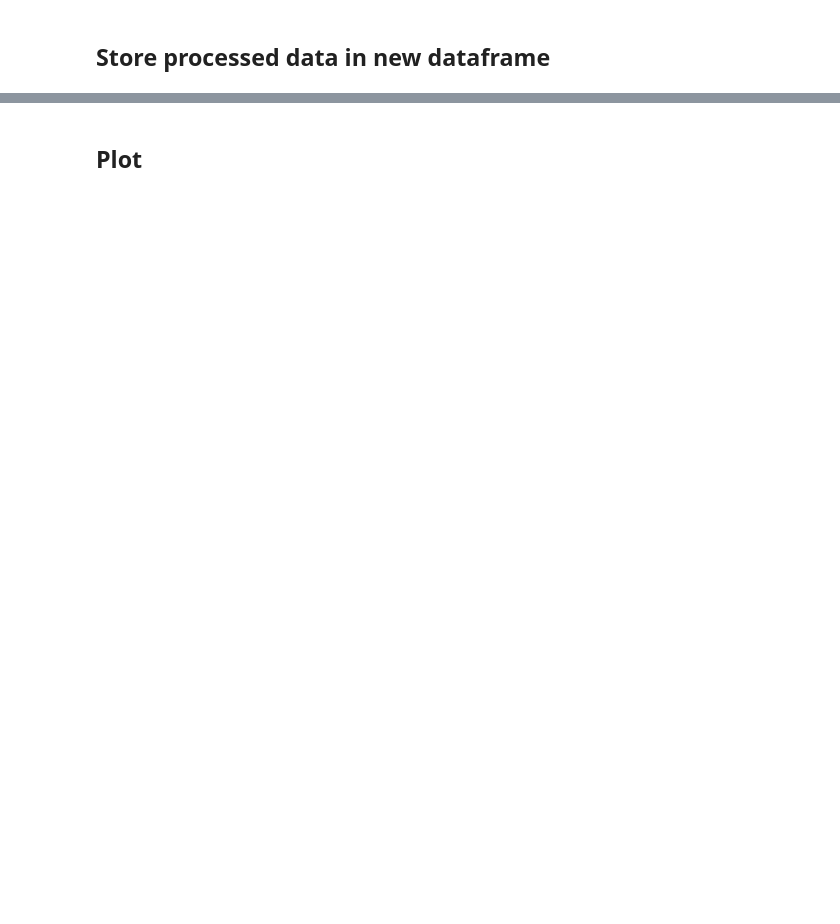
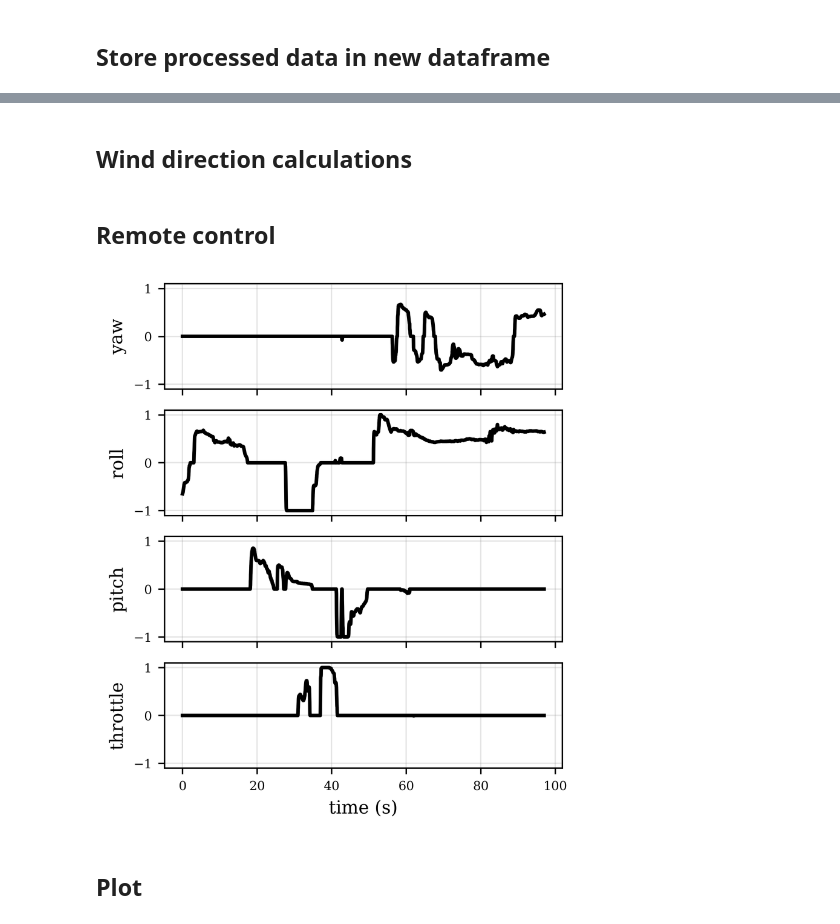
Before and after one commit to BenCellini/wind-sense-analysis, a Jupyter notebook: notebooks/process_data.ipynb, the cells around one changed output, grey strips where cells are left out. Drawn from its saved outputs; the diff is of its cells as text; code cells hidden in the pictures; blank space fills up the shorter version.

```diff
--- a/notebooks/process_data.ipynb
+++ b/notebooks/process_data.ipynb
@@ -37,17 +41,24 @@ import direct_trajectory_simulator
 # %% [markdown]
 ## Load data
 # %%
-# Load data
-# fpath = r'C:\Users\bcellini\OneDrive - University of Nevada, Reno\Research\Code\bag\data\mat\hdf5\NEW_2022-07-27-22-07-46.hdf'
-# test = pd.read_hdf(fpath)
-
+# Set root directory
 root = r'C:\Users\bcellini\OneDrive - University of Nevada, Reno\Research\Code\bag\data\mat\hdf5'
 # root = r'C:\Users\BC\OneDrive - University of Nevada, Reno\Research\Code\bag\data\mat\hdf5'
 
+# Select file
 FileSelect = FileManager() # create FileManager instance
 FileSelect.Select(root) # open file selection GUI in root folder
+fname = FileSelect.files[0] # full file path
+basename = FileSelect.fname[0] # file name
 
-f = h5py.File(FileSelect.files[0], 'r')
+# Make figure directoty
+figdir = os.path.join(FileSelect.path[0], 'fig')
+figname = os.path.join(figdir, basename)
+if not(os.path.exists(figdir) and os.path.isdir(figdir)):
+    os.mkdir(figdir)
+
+# Load data
+f = h5py.File(fname, 'r')
 # %%
 # Get the data
 intrp = f['intrp'] # work with interpolated data
@@ -218,0 +281,2 @@ plt.plot(time, u)
+# %% [markdown]
+## Wind direction calculations
@@ -219,3 +299,57 @@ plt.plot(time, u)
+# %% [markdown]
+## Remote control
+# %%
+n_row = 4
+fig, ax = plt.subplots(n_row, 1, figsize=(4,5), dpi=600)
+
+ax[0].plot(time, np.squeeze(intrp['rc']['yaw']), color='black',
+             linestyle='-',
+             linewidth=2,
+             marker='',
+             markersize=mksz,
+             alpha=1)
+
+ax[1].plot(time, np.squeeze(intrp['rc']['pitch']), color='black',
+             linestyle='-',
+             linewidth=2,
+             marker='',
+             markersize=mksz,
+             alpha=1)
+
+ax[2].plot(time, np.squeeze(intrp['rc']['roll']), color='black',
+             linestyle='-',
+             linewidth=2,
+             marker='',
+             markersize=mksz,
+             alpha=1)
+
+ax[3].plot(time, np.squeeze(intrp['rc']['throttle']), color='black',
+             linestyle='-',
+             linewidth=2,
+             marker='',
+             markersize=mksz,
+             alpha=1)
+
+ylabels = ['yaw', 'roll', 'pitch', 'throttle']
+p = 1
+for a in ax.reshape(-1):
+    a.tick_params(axis='x', labelsize=7)
+    a.tick_params(axis='y', labelsize=7)
+    a.grid(color='gray', linestyle='-', linewidth=0.75, alpha=0.2)
+    a.set_ylim(-1.1 , 1.1)
+    if p < (n_row):
+        a.tick_params(axis='x', labelbottom=[])
+
+    a.set_ylabel(ylabels[p-1])
+    if p > (n_row - 1):
+        a.set_xlabel('time (s)')
+
+    p = p + 1
+
+plt.savefig(figname + "_remote_control.png")
+plt.show()
+# %% [output]
+[figure, added]
 # %% [markdown]
 ## Plot
 # %%
```
Also changed, not shown: parts of 10 cells of this notebook, 2 other files.
